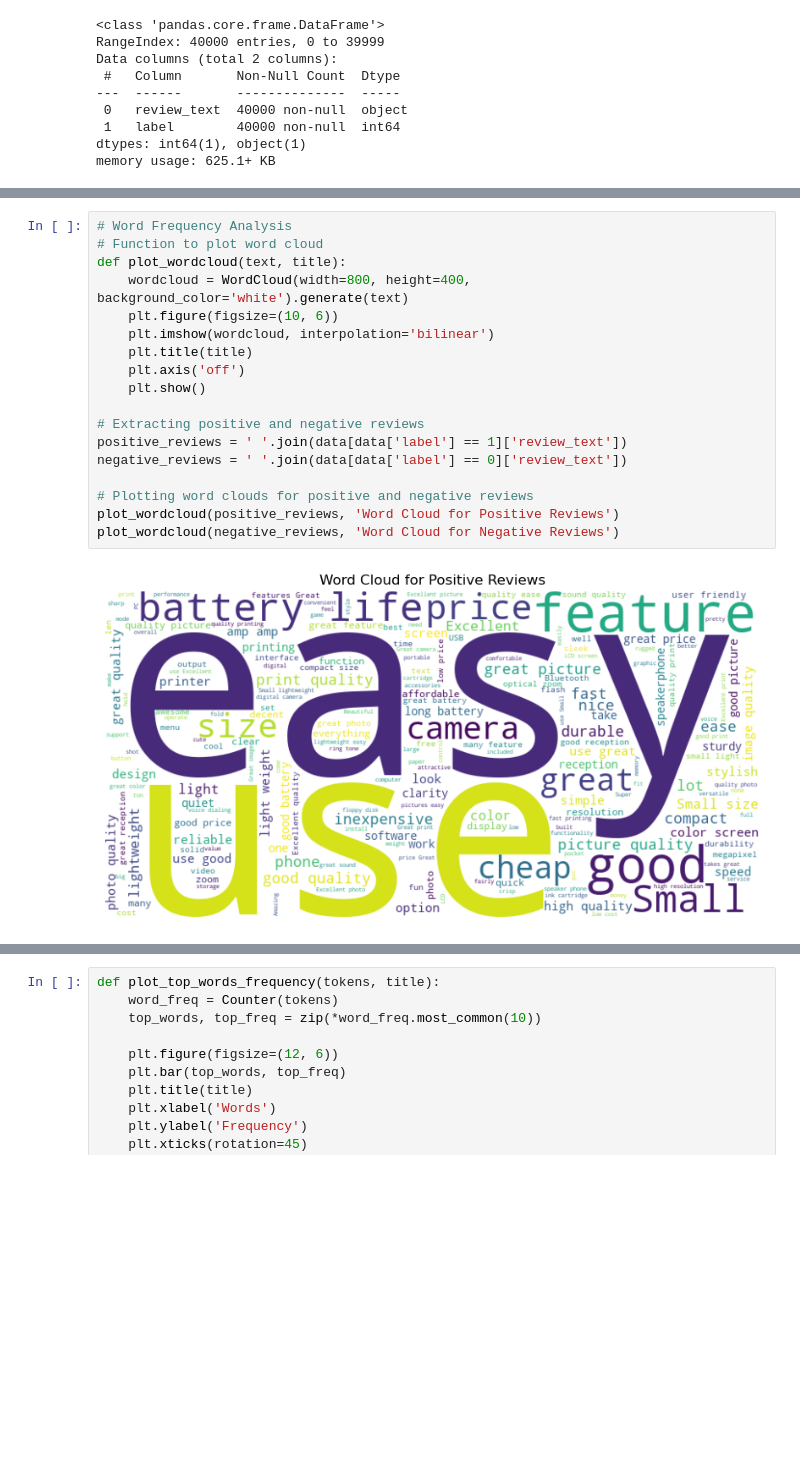
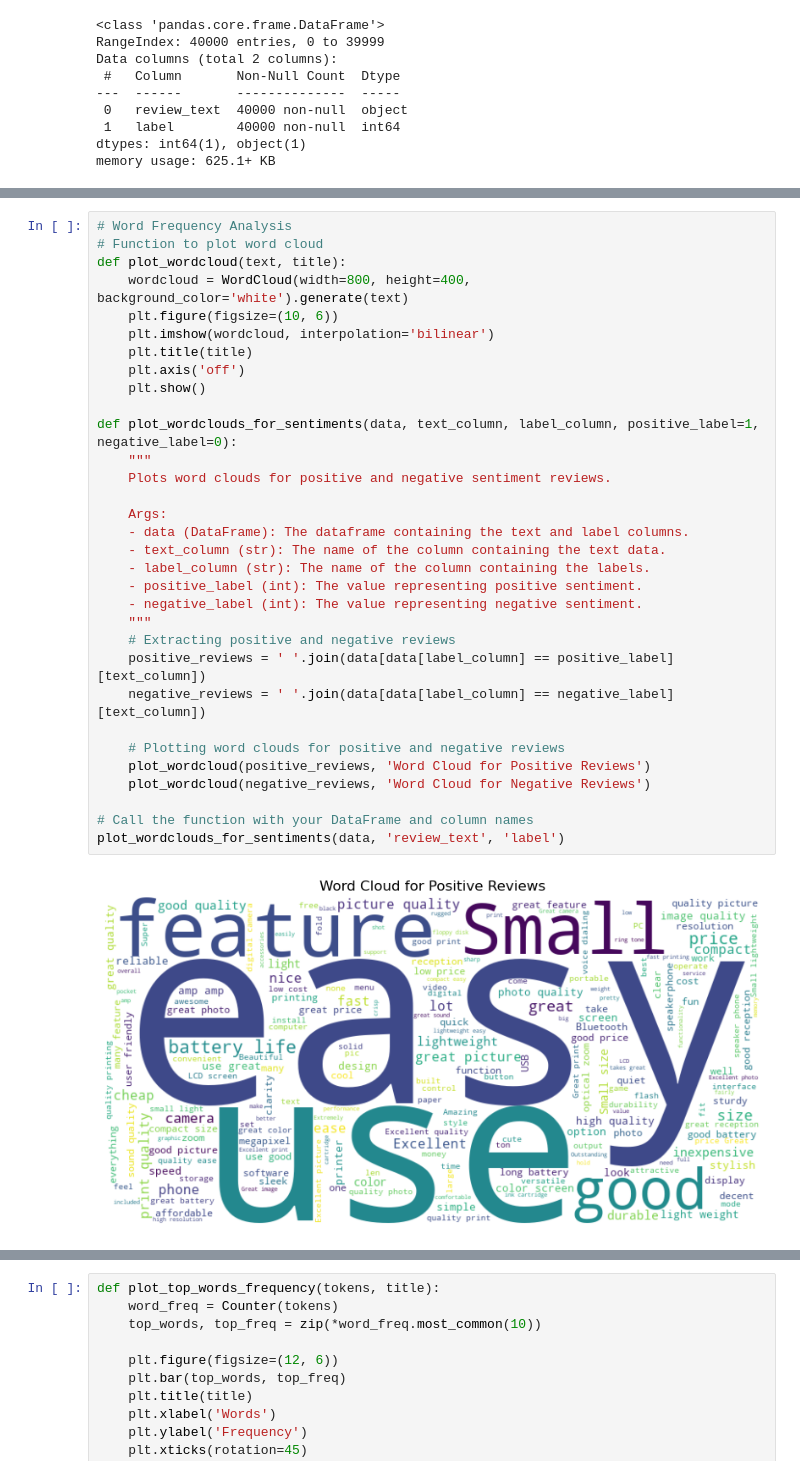
Before and after one commit to sokliengphat1/Sentiment-Analysis-for-Product-Reviews, a Jupyter notebook: Sentiment_Classification_Analysis.ipynb, the cells around one changed output, grey strips where cells are left out. Cells and saved outputs as stored; diff of their text form; blank space fills up the shorter version.

Commit message:
data-preprocessing

```diff
--- a/Sentiment_Classification_Analysis.ipynb
+++ b/Sentiment_Classification_Analysis.ipynb
@@ -126,20 +159,34 @@ plt.show()
 # %%
 # Word Frequency Analysis
 # Function to plot word cloud
 def plot_wordcloud(text, title):
     wordcloud = WordCloud(width=800, height=400, background_color='white').generate(text)
     plt.figure(figsize=(10, 6))
     plt.imshow(wordcloud, interpolation='bilinear')
     plt.title(title)
     plt.axis('off')
     plt.show()
 
-# Extracting positive and negative reviews
-positive_reviews = ' '.join(data[data['label'] == 1]['review_text'])
-negative_reviews = ' '.join(data[data['label'] == 0]['review_text'])
+def plot_wordclouds_for_sentiments(data, text_column, label_column, positive_label=1, negative_label=0):
+    """
+    Plots word clouds for positive and negative sentiment reviews.
 
-# Plotting word clouds for positive and negative reviews
-plot_wordcloud(positive_reviews, 'Word Cloud for Positive Reviews')
-plot_wordcloud(negative_reviews, 'Word Cloud for Negative Reviews')
+    Args:
+    - data (DataFrame): The dataframe containing the text and label columns.
+    - text_column (str): The name of the column containing the text data.
+    - label_column (str): The name of the column containing the labels.
+    - positive_label (int): The value representing positive sentiment.
+    - negative_label (int): The value representing negative sentiment.
+    """
+    # Extracting positive and negative reviews
+    positive_reviews = ' '.join(data[data[label_column] == positive_label][text_column])
+    negative_reviews = ' '.join(data[data[label_column] == negative_label][text_column])
+
+    # Plotting word clouds for positive and negative reviews
+    plot_wordcloud(positive_reviews, 'Word Cloud for Positive Reviews')
+    plot_wordcloud(negative_reviews, 'Word Cloud for Negative Reviews')
+
+# Call the function with your DataFrame and column names
+plot_wordclouds_for_sentiments(data, 'review_text', 'label')
 # %% [output]
-[figure, old version]
+[figure, new version]
```
Also changed, not shown: parts of 81 cells of this notebook.
